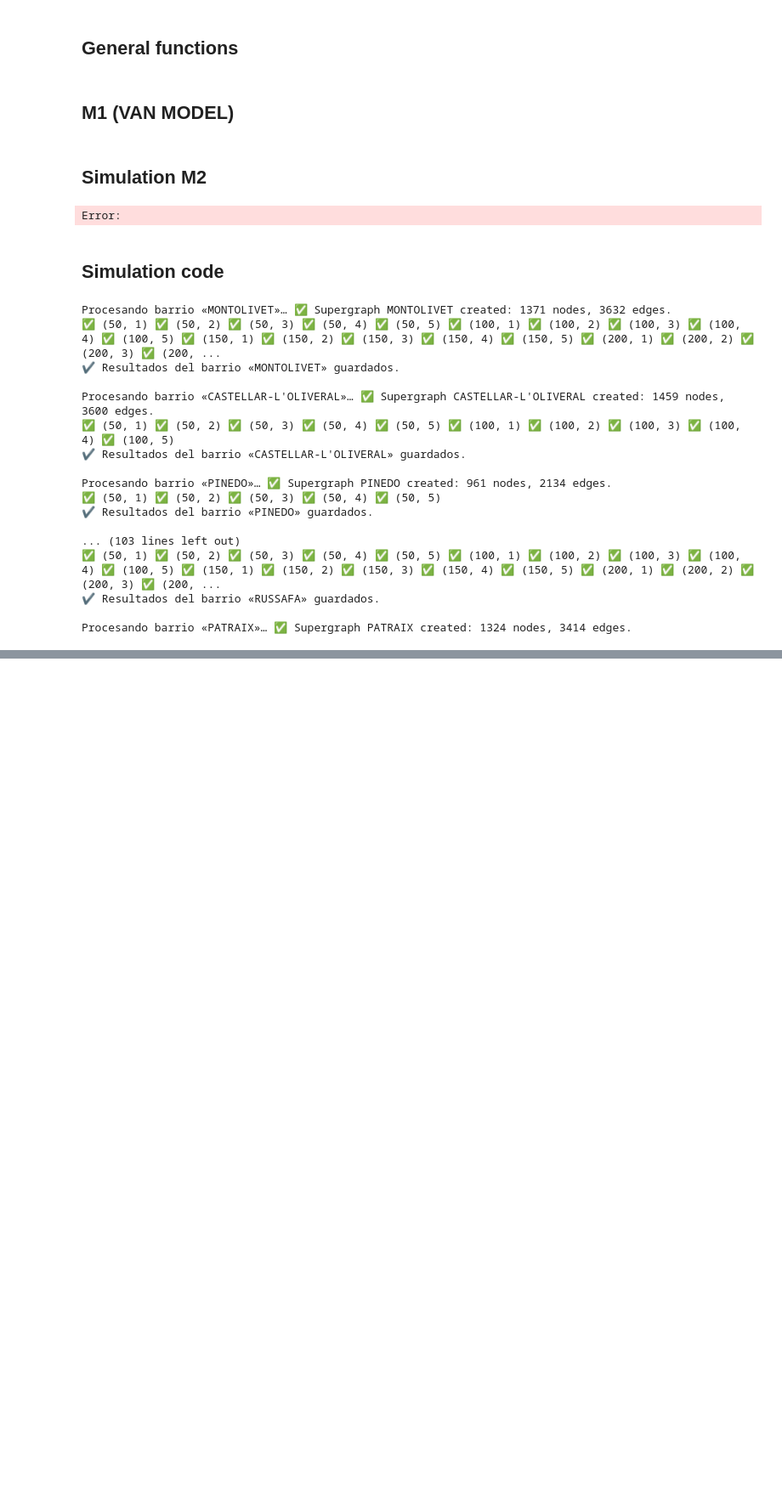
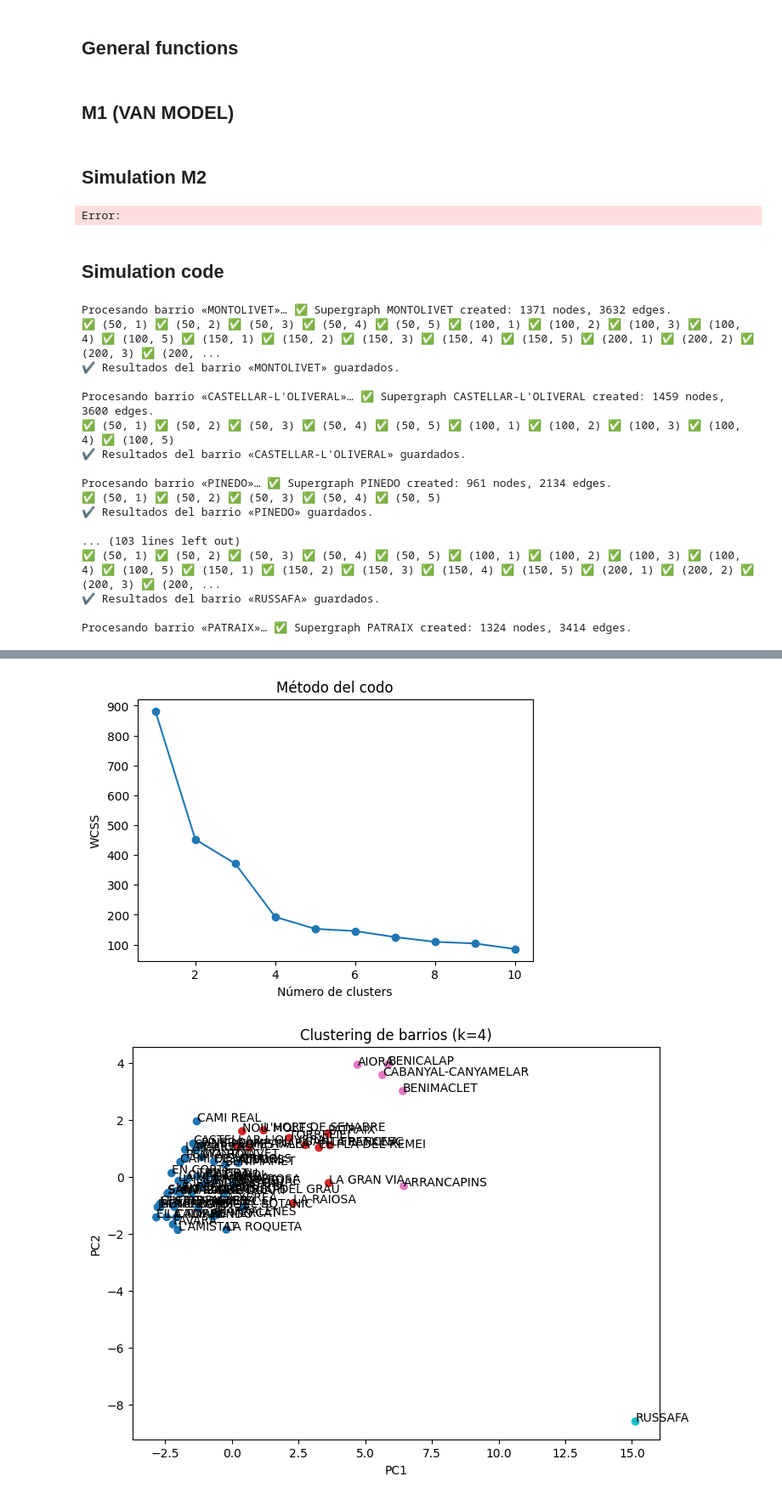
Before and after one commit to delivetter/notebooks, a Jupyter notebook: source/minable_view/simulation.ipynb, the cells around one changed output, grey strips where cells are left out. Shown at 85% size. Saved outputs shown, nothing was run; the diff lists cells and outputs as text; code cells hidden in the pictures; blank space fills up the shorter version.

```diff
--- a/source/minable_view/simulation.ipynb
+++ b/source/minable_view/simulation.ipynb
@@ -1149,7 +1149,7 @@ PAQUETES_MIN = 1
 PAQUETES_MAX = 5
 CAPACIDAD_MAXIMA = 8
 CAPACIDAD_MAXIMA_ONA = 20
-RESULTS_PATH = '../../data/output/results_simulati.csv'
+RESULTS_PATH = '../../data/output/results_simulations.csv'
 
 # Si existe el archivo, lo borramos para empezar limpio
 if os.path.exists(RESULTS_PATH):
@@ -1229,0 +1335,52 @@ Procesando barrio «PATRAIX»… ✅ Supergraph PATRAIX created: 1324 nodes, 341
+# %%
+import pandas as pd
+import numpy as np
+from sklearn.preprocessing import StandardScaler
+from sklearn.cluster import KMeans
+from sklearn.decomposition import PCA
+import matplotlib.pyplot as plt
+# Cargar datos
+df = pd.read_csv('../../data/output/results_simulations.csv')
+numeric_cols = df.select_dtypes(include=[np.number]).columns
+barrio_feats = df.groupby('barrio')[numeric_cols].mean()
+
+# Escalado
+scaler = StandardScaler()
+X_scaled = scaler.fit_transform(barrio_feats)
+
+# Determinar número de clusters (opcional: método del codo)
+wcss = []
+for k in range(1, 11):
+    km = KMeans(n_clusters=k, random_state=42)
+    km.fit(X_scaled)
+    wcss.append(km.inertia_)
+plt.figure(figsize=(6,4))
+plt.plot(range(1, 11), wcss, 'o-')
+plt.xlabel('Número de clusters')
+plt.ylabel('WCSS')
+plt.title('Método del codo')
+plt.show()
+
+# Aplicar KMeans (e.g. k=4)
+k = 4
+kmeans = KMeans(n_clusters=k, random_state=42)
+labels = kmeans.fit_predict(X_scaled)
+barrio_feats['cluster'] = labels
+
+# Visualización vía PCA
+pca = PCA(n_components=2)
+pcs = pca.fit_transform(X_scaled)
+plt.figure(figsize=(8,6))
+plt.scatter(pcs[:,0], pcs[:,1], c=labels, cmap='tab10')
+for i, barrio in enumerate(barrio_feats.index):
+    plt.text(pcs[i,0], pcs[i,1], barrio)
+plt.xlabel('PC1')
+plt.ylabel('PC2')
+plt.title('Clustering de barrios (k=4)')
+plt.show()
+
+# Resultado final con etiqueta de cluster por barrio
+print(barrio_feats[['cluster']])
+# %% [output]
+[figure, added]
+[figure, added]
```
Also changed, not shown: parts of 5 cells of this notebook.
